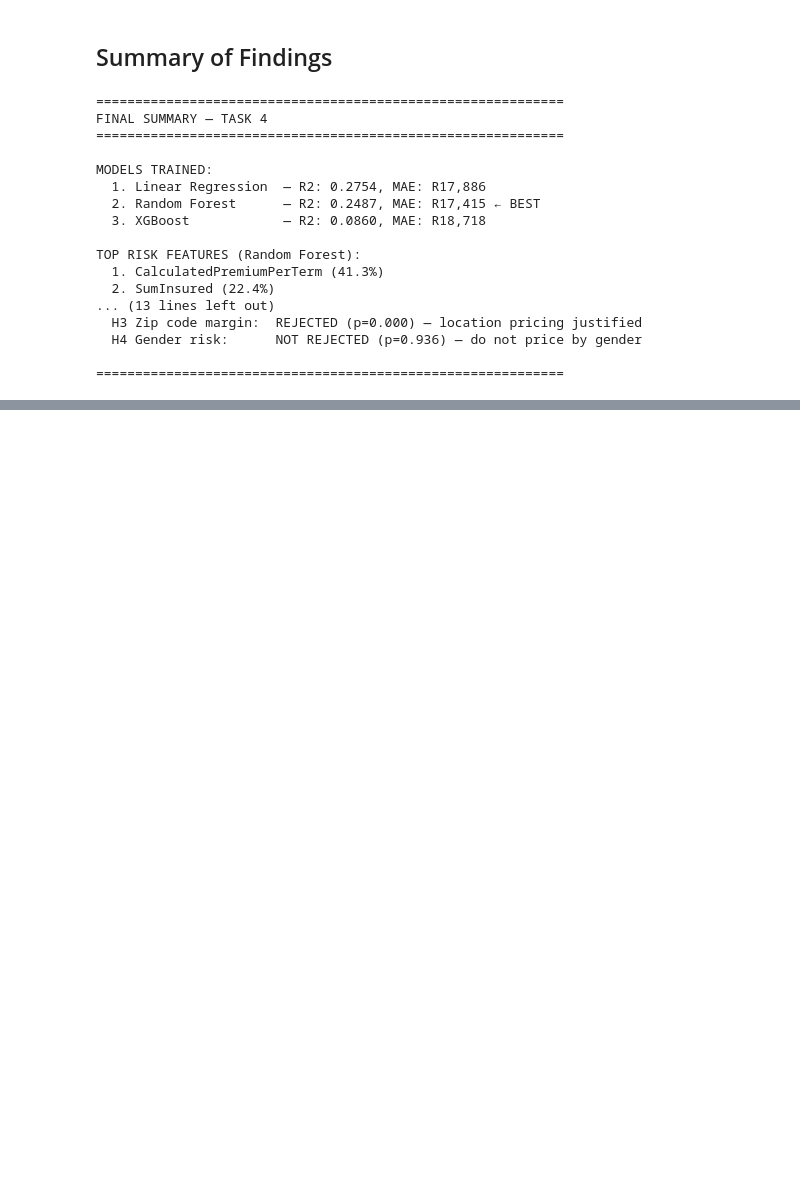
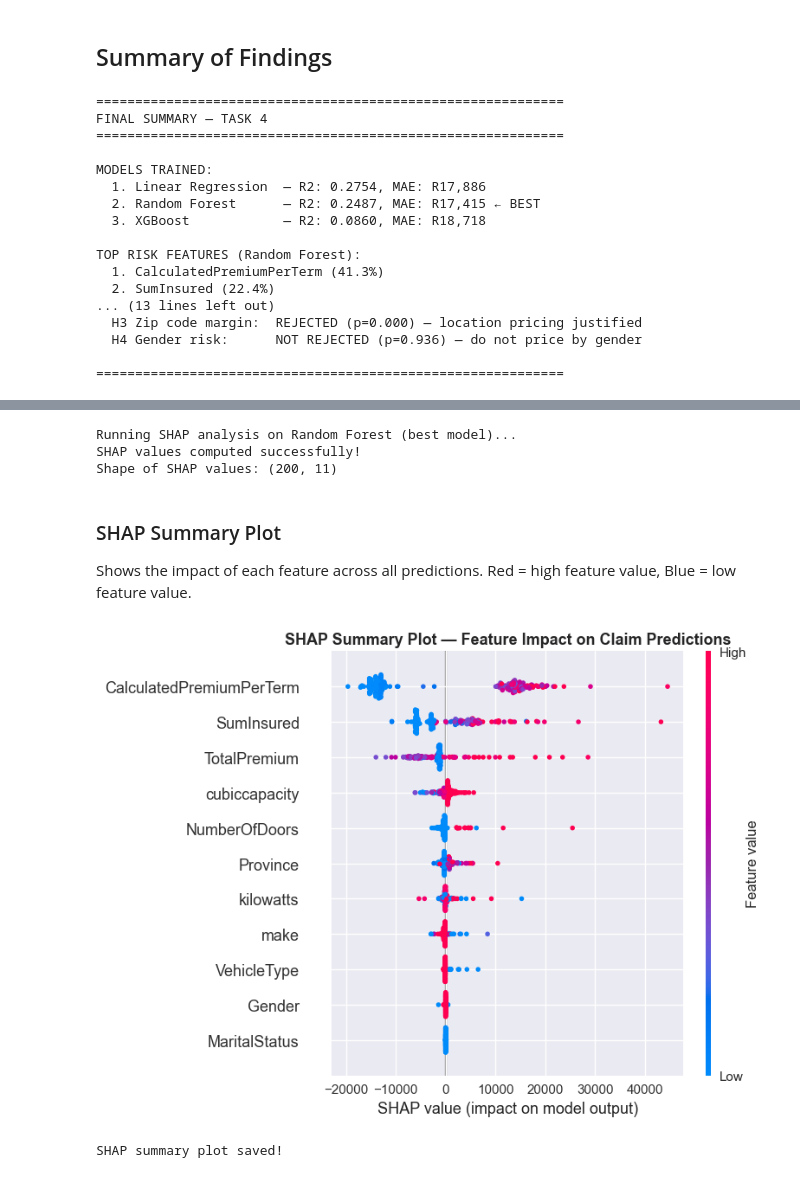
Before and after one commit to rah-salah/insurance-risk-analytics, a Jupyter notebook: notebooks/03_modeling.ipynb, the cells around one changed output, grey strips where cells are left out. Drawn from its saved outputs; the diff is of its cells as text; code cells hidden in the pictures; blank space fills up the shorter version.

Commit message:
feat: add SHAP analysis and hypothesis results summary table

```diff
--- a/notebooks/03_modeling.ipynb
+++ b/notebooks/03_modeling.ipynb
@@ -413,0 +419,36 @@ TOP RISK FEATURES (Random Forest):
+# %%
+import shap
+
+print("Running SHAP analysis on Random Forest (best model)...")
+
+# Use a sample of 200 rows for speed
+X_sample = X_test.iloc[:200]
+
+explainer = shap.TreeExplainer(rf)
+shap_values = explainer.shap_values(X_sample)
+
+print("SHAP values computed successfully!")
+print(f"Shape of SHAP values: {shap_values.shape}")
+# %% [output]
+Running SHAP analysis on Random Forest (best model)...
+SHAP values computed successfully!
+Shape of SHAP values: (200, 11)
+# %% [markdown]
+ ### SHAP Summary Plot
+Shows the impact of each feature across all predictions.
+Red = high feature value, Blue = low feature value.
+# %%
+# SHAP Summary Plot
+plt.figure(figsize=(10, 6))
+shap.summary_plot(shap_values, X_sample,
+                  feature_names=features,
+                  show=False)
+plt.title('SHAP Summary Plot — Feature Impact on Claim Predictions',
+          fontsize=13, fontweight='bold')
+plt.tight_layout()
+plt.savefig('../data/chart_shap_summary.png', dpi=150, bbox_inches='tight')
+plt.show()
+print("SHAP summary plot saved!")
+# %% [output]
+[figure, added]
+SHAP summary plot saved!
```
Also changed, not shown: parts of 3 cells of this notebook, 3 other files.
